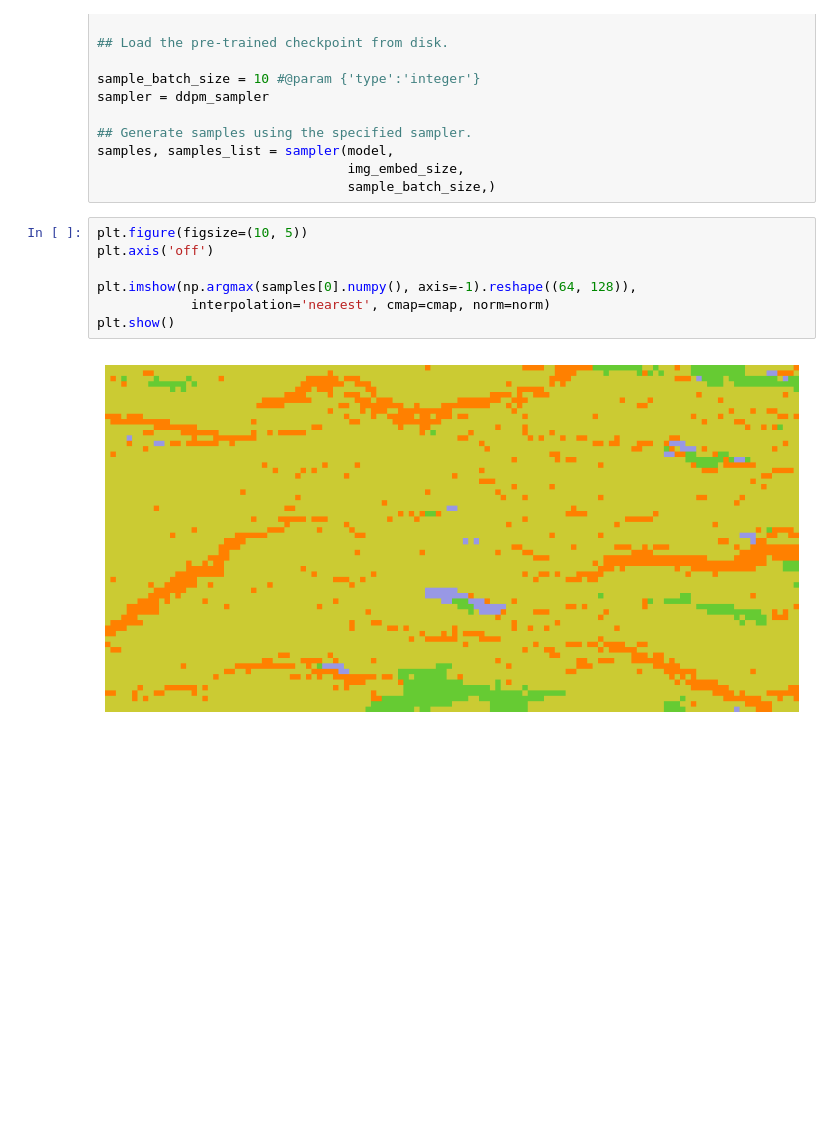
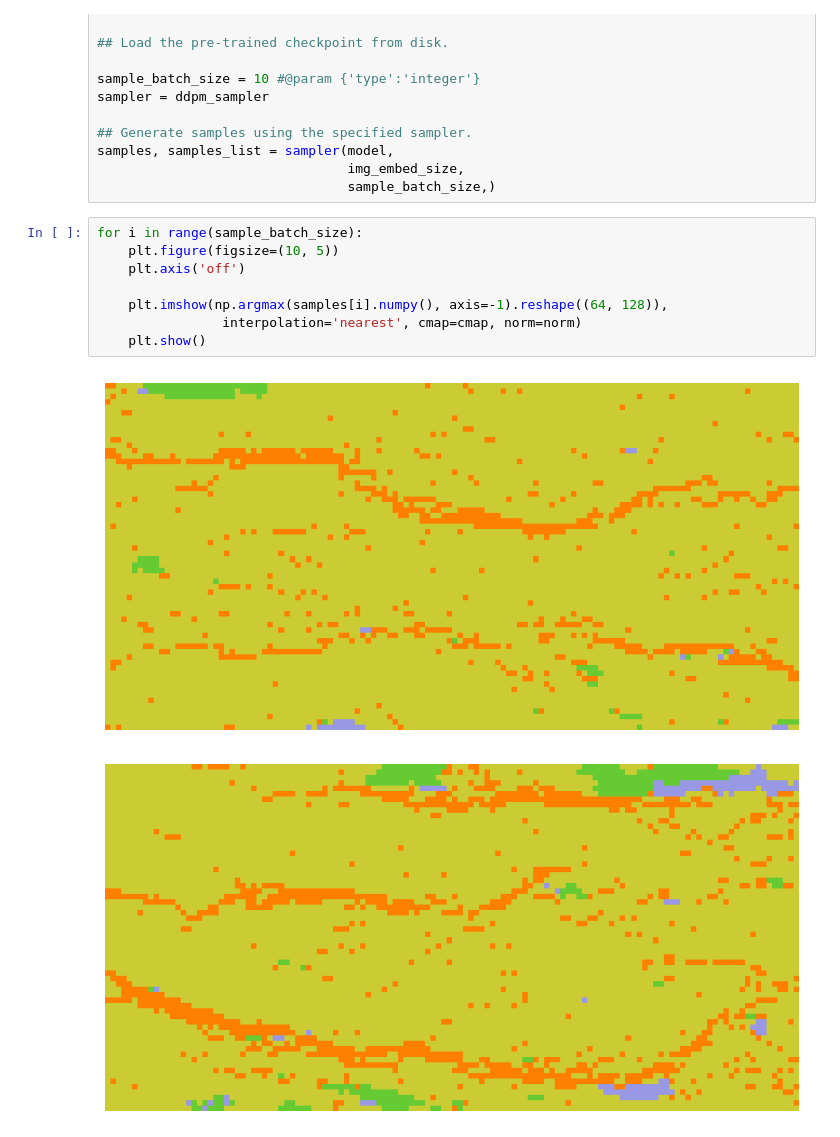
Before and after one commit to Pumafi/dl_spatial_gen_geol_facies, a Jupyter notebook: ddim.ipynb, the cells around one changed output. Drawn from its saved outputs; the diff is of its cells as text; blank space fills up the shorter version.

```diff
--- a/ddim.ipynb
+++ b/ddim.ipynb
@@ -645,11 +639,13 @@ samples, samples_list = sampler(model,
                                 img_embed_size,
                                 sample_batch_size,)
 # %%
-plt.figure(figsize=(10, 5))
-plt.axis('off')
+for i in range(sample_batch_size):
+    plt.figure(figsize=(10, 5))
+    plt.axis('off')
 
-plt.imshow(np.argmax(samples[0].numpy(), axis=-1).reshape((64, 128)),
-            interpolation='nearest', cmap=cmap, norm=norm)
-plt.show()
+    plt.imshow(np.argmax(samples[i].numpy(), axis=-1).reshape((64, 128)),
+                interpolation='nearest', cmap=cmap, norm=norm)
+    plt.show()
 # %% [output]
-[figure, old version]
+[figure, new version]
+[figure, added]
```
Also changed, not shown: parts of 4 cells of this notebook.
